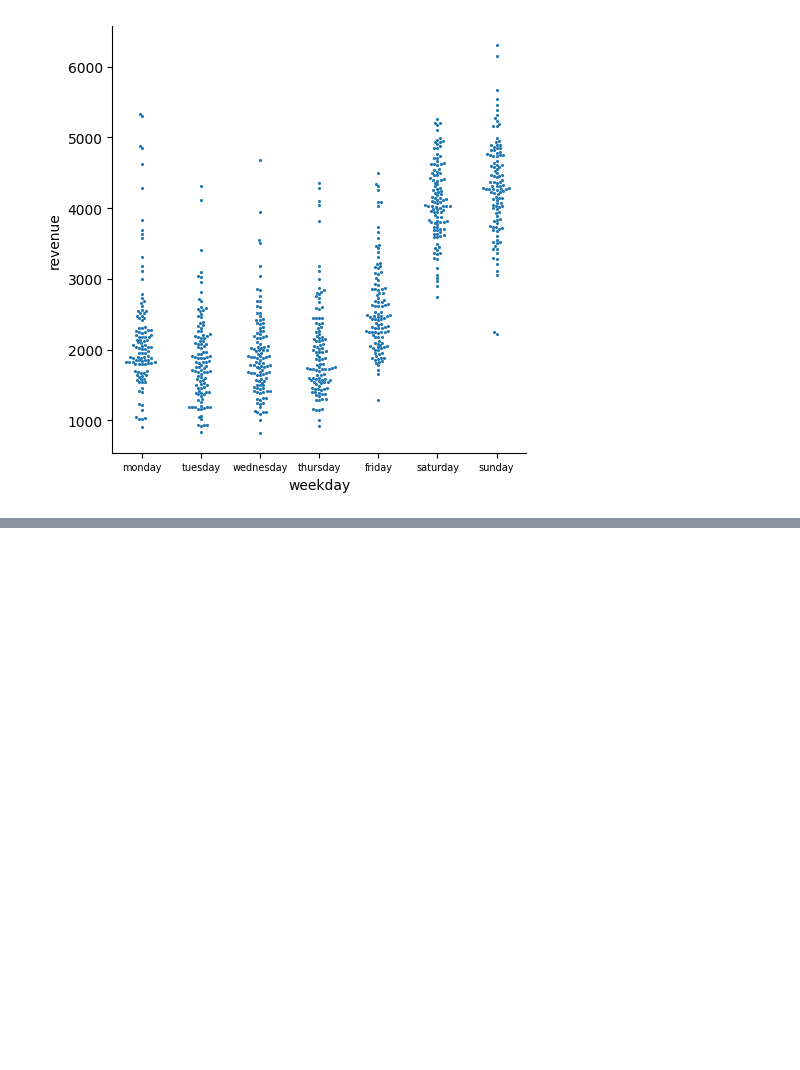
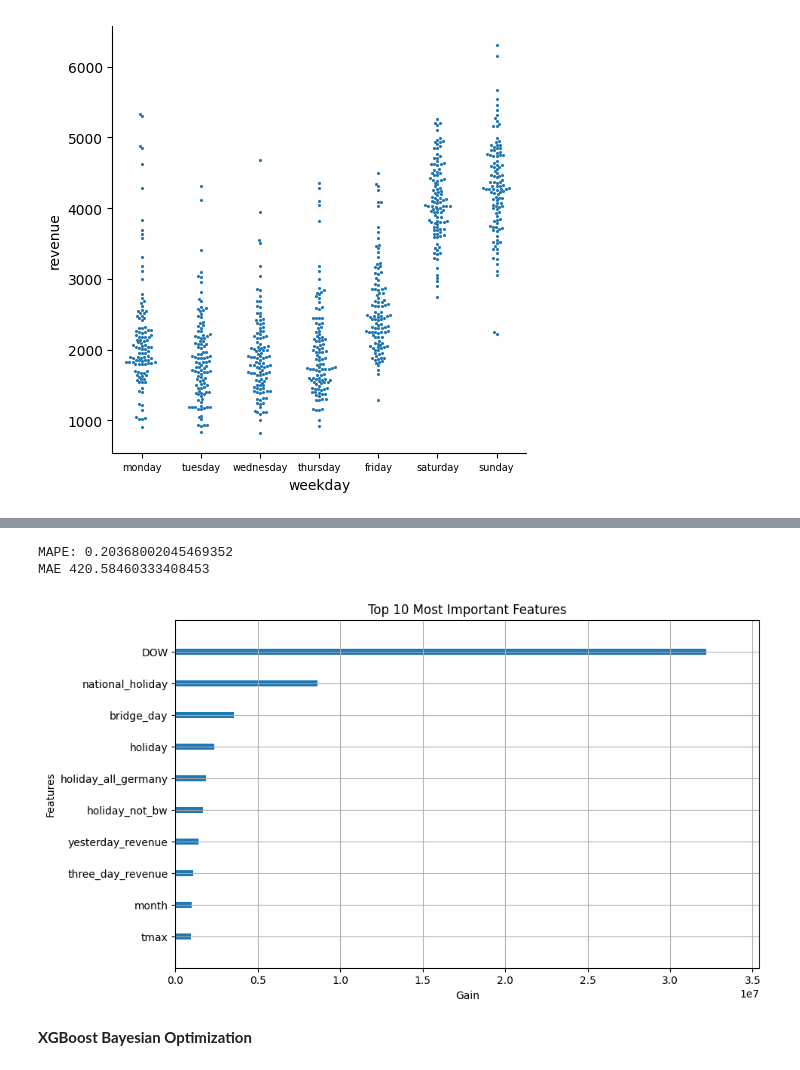
Before and after one commit to JonasEtFi/Restaurant-Revenue-Forecasting, a Jupyter notebook: data_manipulation.ipynb, the cells around one changed output, grey strips where cells are left out. Saved outputs shown, nothing was run; the diff lists cells and outputs as text; code cells hidden in the pictures; blank space fills up the shorter version.

Commit message:
added random search and started bayesian opt

```diff
--- a/data_manipulation.ipynb
+++ b/data_manipulation.ipynb
@@ -76,0 +81,22 @@ KeyboardInterrupt:
+# %%
+# Define the hyperparameter distributions
+param_dist = {
+    'max_depth': stats.randint(3, 8),
+    'learning_rate': stats.uniform(0.01, 0.1),
+    'subsample': stats.uniform(0.5, 0.5),
+    'n_estimators':stats.randint(50, 200),
+    'colsample_bytree': (0.1, 1)
+}
+
+# Create the XGBoost model object
+xgb_model = xgb.XGBRegressor()
+
+# Create the RandomizedSearchCV object
+random_search = RandomizedSearchCV(xgb_model, param_distributions=param_dist, n_iter=200, cv=5, scoring='neg_mean_absolute_error')
+
+# Fit the RandomizedSearchCV object to the training data
+random_search.fit(X_train, Y_train)
+
+# Print the best set of hyperparameters and the corresponding score
+print("Best set of hyperparameters: ", random_search.best_params_)
+print("Best score: ", random_search.best_score_)
@@ -76,0 +106,10 @@ KeyboardInterrupt:
+# %%
+params = random_search.best_params_
+
+xgb_model = xgb.XGBRegressor(learning_rate = params['learning_rate'],
+                           n_estimators  = params['n_estimators'],
+                           max_depth     = params['max_depth'],
+                           subsample    = params['subsample'],
+                           colsample_bytree = params['colsample_bytree'],
+                           eval_metric='rmsle')
+xgb_model.fit(X_train, Y_train)
@@ -76,0 +131,21 @@ KeyboardInterrupt:
+# %%
+print(f'MAPE: {mean_absolute_percentage_error(Y_test, predictions)}')
+print(f'MAE {mean_absolute_error(Y_test, predictions)}')
+# %% [output]
+MAPE: 0.20368002045469352
+MAE 420.58460333408453
+# %%
+top_n = 10
+# Create feature names
+feature_names = [f'feature_{i}' for i in range(X_train.shape[1])]
+fig, ax = plt.subplots(figsize=(10, 6))
+xgb.plot_importance(xgb_model, ax=ax, importance_type='gain',
+                    max_num_features=top_n, show_values=False)
+# plt.yticks(range(top_n), xgb_model.feature_names[:top_n])
+plt.xlabel('Gain')
+plt.title(f'Top {top_n} Most Important Features')
+plt.show()
+# %% [output]
+[figure, added]
+# %% [markdown]
+**XGBoost Bayesian Optimization**
```
Also changed, not shown: parts of 16 cells of this notebook, 1 other file.
